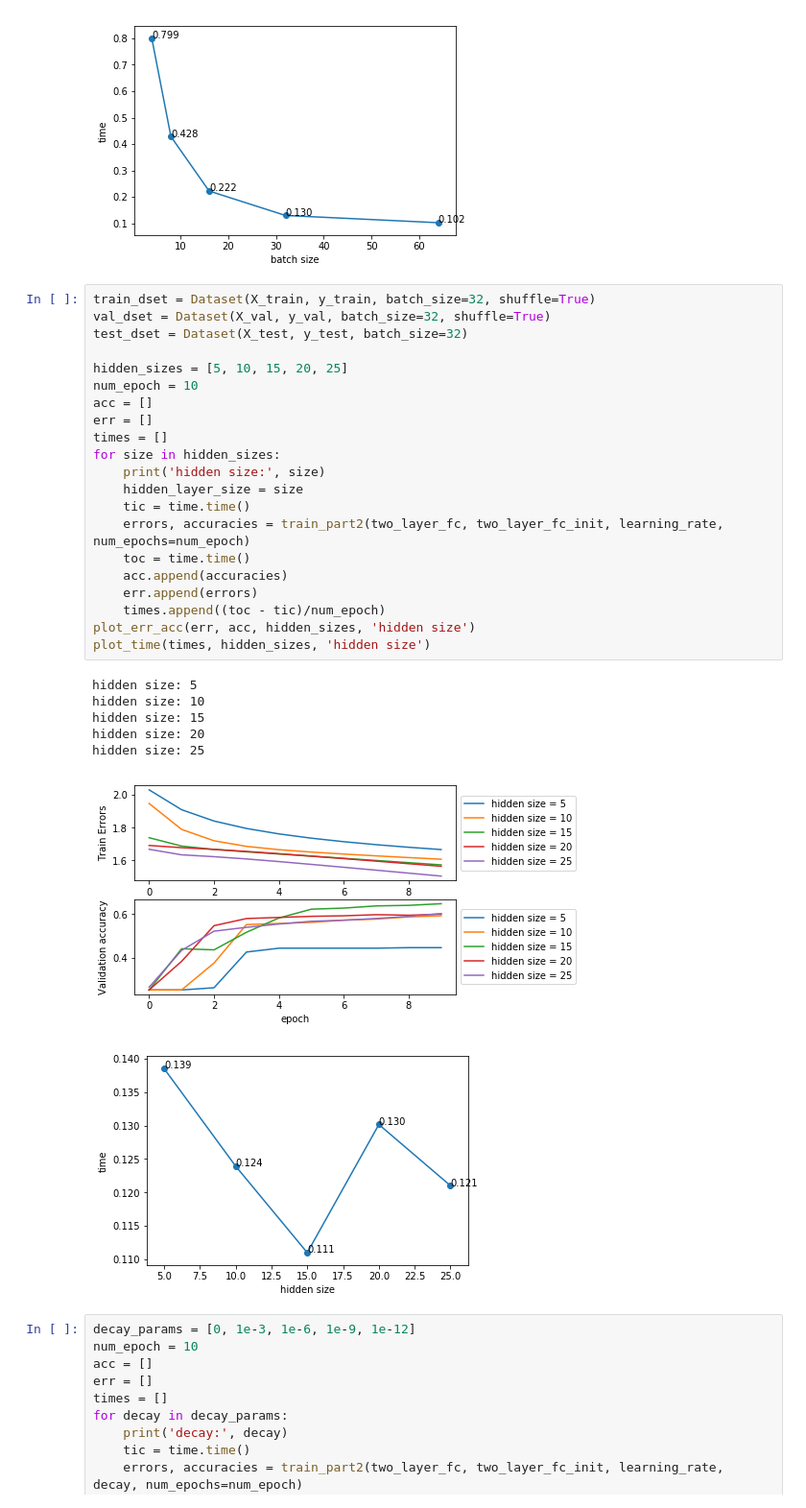
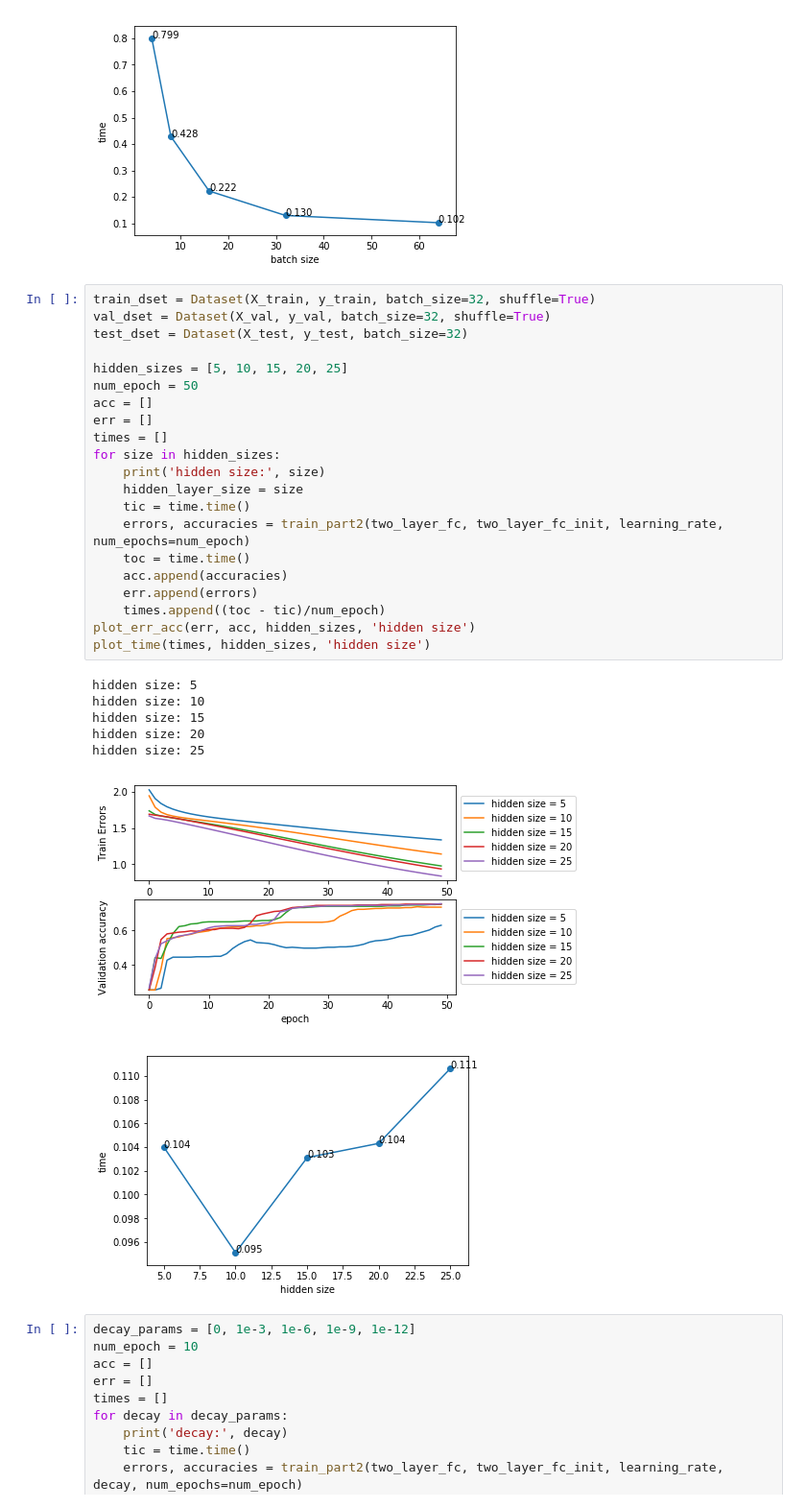
Before and after one commit to GanyuShi/cz4042, a Jupyter notebook: project1/sectionA/TensorFlow.ipynb, the cells around one changed output. Shown at 96% size. Saved outputs shown, nothing was run; the diff lists cells and outputs as text.

```diff
--- a/project1/sectionA/TensorFlow.ipynb
+++ b/project1/sectionA/TensorFlow.ipynb
@@ -354,32 +355,32 @@ batch size: 64
 # %%
 train_dset = Dataset(X_train, y_train, batch_size=32, shuffle=True)
 val_dset = Dataset(X_val, y_val, batch_size=32, shuffle=True)
 test_dset = Dataset(X_test, y_test, batch_size=32)
 
 hidden_sizes = [5, 10, 15, 20, 25]
-num_epoch = 10
+num_epoch = 50
 acc = []
 err = []
 times = []
 for size in hidden_sizes:
     print('hidden size:', size)
     hidden_layer_size = size
     tic = time.time()
     errors, accuracies = train_part2(two_layer_fc, two_layer_fc_init, learning_rate, num_epochs=num_epoch)
     toc = time.time()
     acc.append(accuracies)
     err.append(errors)
     times.append((toc - tic)/num_epoch)
 plot_err_acc(err, acc, hidden_sizes, 'hidden size')
 plot_time(times, hidden_sizes, 'hidden size')
 # %% [output]
 hidden size: 5
 hidden size: 10
 hidden size: 15
 hidden size: 20
 hidden size: 25
-[figure, old version]
+[figure, new version]
-[figure, old version]
+[figure, new version]
 # %%
 decay_params = [0, 1e-3, 1e-6, 1e-9, 1e-12]
 num_epoch = 10
```
Also changed, not shown: parts of 1 cell of this notebook, 9 other files.
